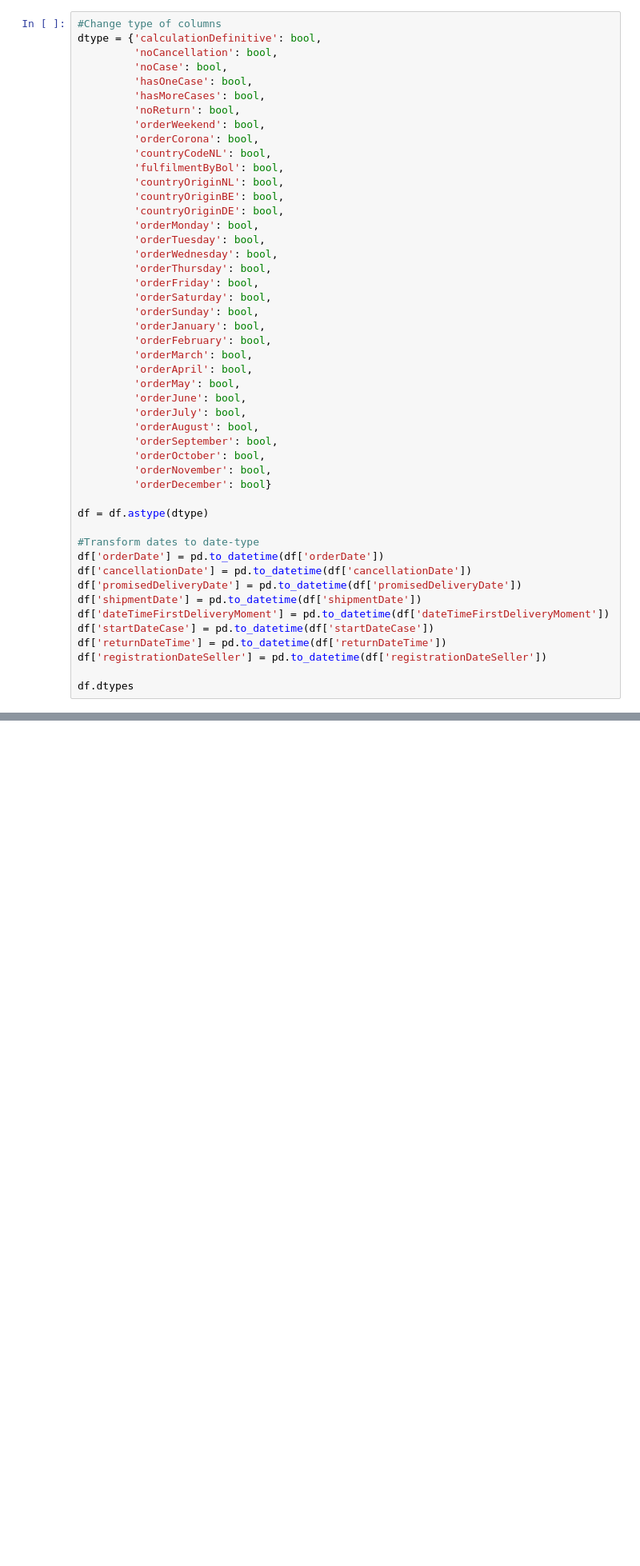
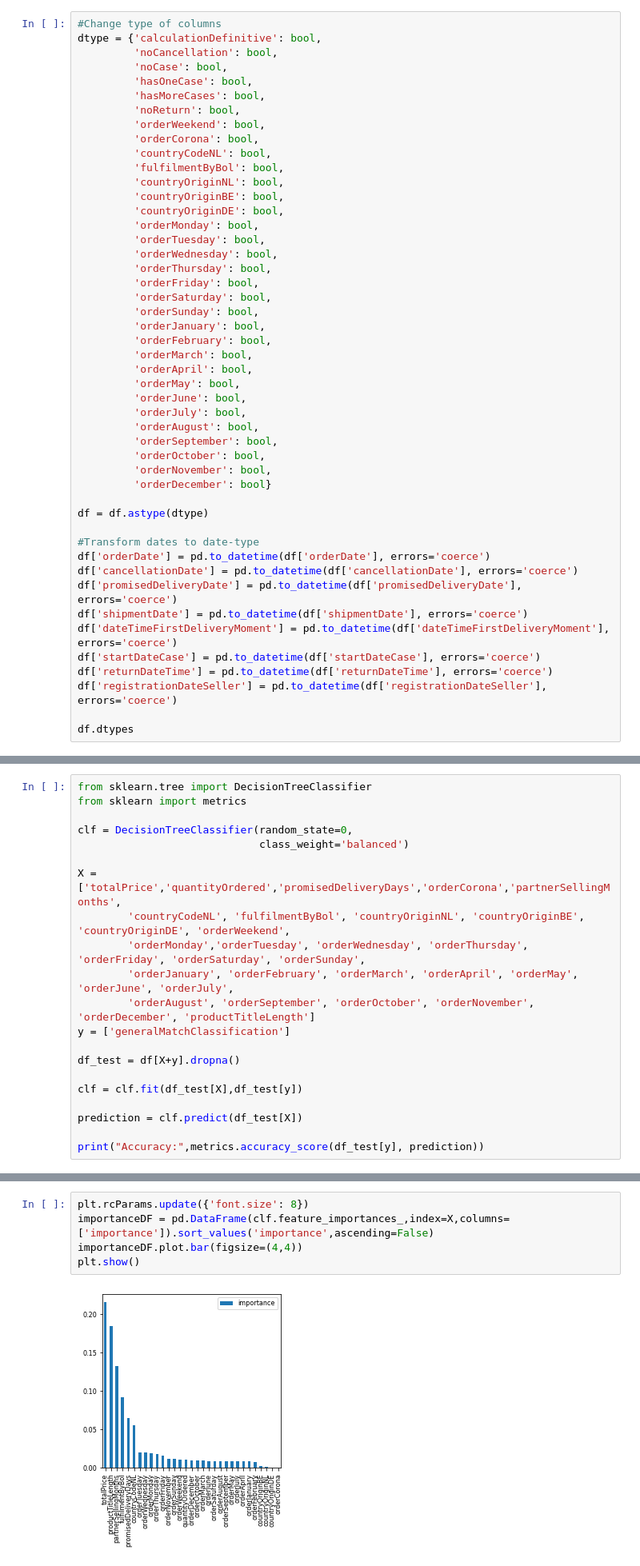
Before and after one commit to thomas-brink/CAT-HCOT, a Jupyter notebook: Data_Load_SQL.ipynb, the cells around one changed output, grey strips where cells are left out. Shown at 80% size. Drawn from its saved outputs; the diff is of its cells as text; blank space fills up the shorter version.

```diff
--- a/Data_Load_SQL.ipynb
+++ b/Data_Load_SQL.ipynb
@@ -74,14 +81,14 @@ dtype = {'calculationDefinitive': bool,
 df = df.astype(dtype)
 
 #Transform dates to date-type
-df['orderDate'] = pd.to_datetime(df['orderDate'])
-df['cancellationDate'] = pd.to_datetime(df['cancellationDate'])
-df['promisedDeliveryDate'] = pd.to_datetime(df['promisedDeliveryDate'])
-df['shipmentDate'] = pd.to_datetime(df['shipmentDate'])
-df['dateTimeFirstDeliveryMoment'] = pd.to_datetime(df['dateTimeFirstDeliveryMoment'])
-df['startDateCase'] = pd.to_datetime(df['startDateCase'])
-df['returnDateTime'] = pd.to_datetime(df['returnDateTime'])
-df['registrationDateSeller'] = pd.to_datetime(df['registrationDateSeller'])
+df['orderDate'] = pd.to_datetime(df['orderDate'], errors='coerce')
+df['cancellationDate'] = pd.to_datetime(df['cancellationDate'], errors='coerce')
+df['promisedDeliveryDate'] = pd.to_datetime(df['promisedDeliveryDate'], errors='coerce')
+df['shipmentDate'] = pd.to_datetime(df['shipmentDate'], errors='coerce')
+df['dateTimeFirstDeliveryMoment'] = pd.to_datetime(df['dateTimeFirstDeliveryMoment'], errors='coerce')
+df['startDateCase'] = pd.to_datetime(df['startDateCase'], errors='coerce')
+df['returnDateTime'] = pd.to_datetime(df['returnDateTime'], errors='coerce')
+df['registrationDateSeller'] = pd.to_datetime(df['registrationDateSeller'], errors='coerce')
 
 df.dtypes
 # %% [output]
@@ -99,0 +210,21 @@ Length: 77, dtype: object
+# %%
+from sklearn.tree import DecisionTreeClassifier
+from sklearn import metrics
+
+clf = DecisionTreeClassifier(random_state=0,
+                             class_weight='balanced')
+
+X = ['totalPrice','quantityOrdered','promisedDeliveryDays','orderCorona','partnerSellingMonths',
+        'countryCodeNL', 'fulfilmentByBol', 'countryOriginNL', 'countryOriginBE', 'countryOriginDE', 'orderWeekend',
+        'orderMonday','orderTuesday', 'orderWednesday', 'orderThursday', 'orderFriday', 'orderSaturday', 'orderSunday',
+        'orderJanuary', 'orderFebruary', 'orderMarch', 'orderApril', 'orderMay', 'orderJune', 'orderJuly',
+        'orderAugust', 'orderSeptember', 'orderOctober', 'orderNovember', 'orderDecember', 'productTitleLength']
+y = ['generalMatchClassification']
+
+df_test = df[X+y].dropna()
+
+clf = clf.fit(df_test[X],df_test[y])
+
+prediction = clf.predict(df_test[X])
+
+print("Accuracy:",metrics.accuracy_score(df_test[y], prediction))
@@ -99,0 +233,7 @@ Length: 77, dtype: object
+# %%
+plt.rcParams.update({'font.size': 8})
+importanceDF = pd.DataFrame(clf.feature_importances_,index=X,columns=['importance']).sort_values('importance',ascending=False)
+importanceDF.plot.bar(figsize=(4,4))
+plt.show()
+# %% [output]
+[figure, added]
```
Also changed, not shown: parts of 14 cells of this notebook.
